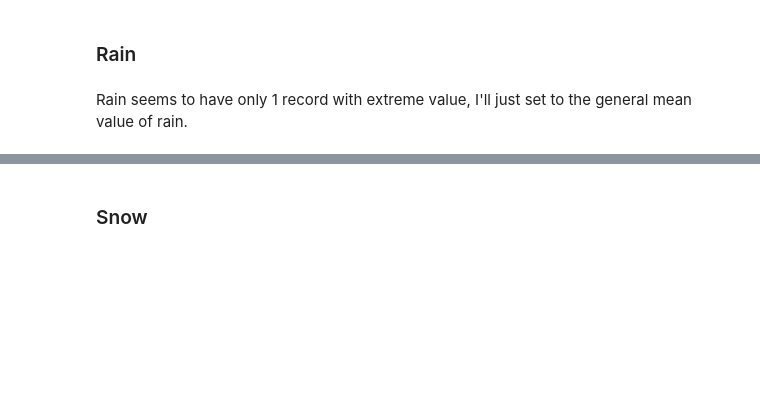
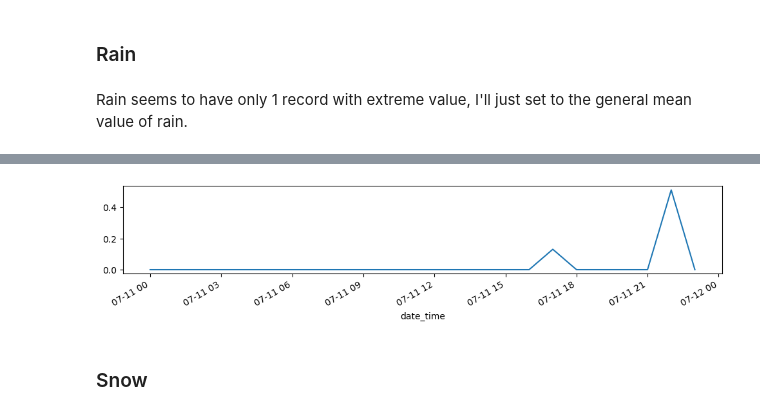
Before and after one commit to abeselom-tesfay/Smart-Traffic-Prediction-LSTM, a Jupyter notebook: Traffic_prediction.ipynb, the cells around one changed output, grey strips where cells are left out. Saved outputs shown, nothing was run; the diff lists cells and outputs as text; code cells hidden in the pictures; blank space fills up the shorter version.

```diff
--- a/Traffic_prediction.ipynb
+++ b/Traffic_prediction.ipynb
@@ -450,8 +492,10 @@ df_2 = df_1.copy()
 df_2.loc['2016-07-11 17:00:00','rain_1h'] = np.nan
 df_2.loc['2016-07-11 17:00:00','rain_1h'] = df_2.rain_1h.mean()
 # %%
-plot_features = df_2['2016-07-11'].rain_1h
+plot_features = df_2.loc['2016-07-11', 'rain_1h']
 _ = plot_features.plot(figsize=(12,2))
+# %% [output]
+[figure, added]
 # %% [markdown]
 ### Snow
 # %% [markdown]
```
Also changed, not shown: parts of 23 cells of this notebook, 1 other file.
